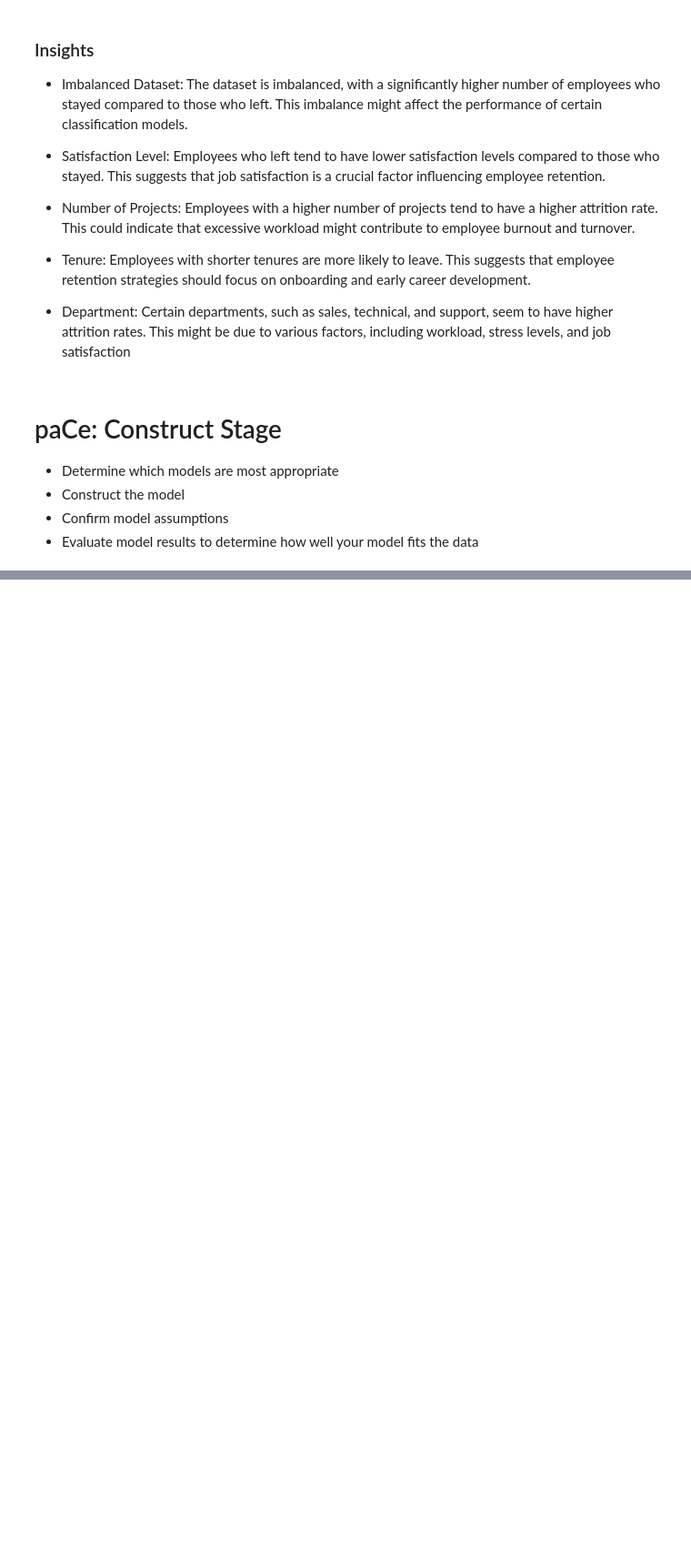
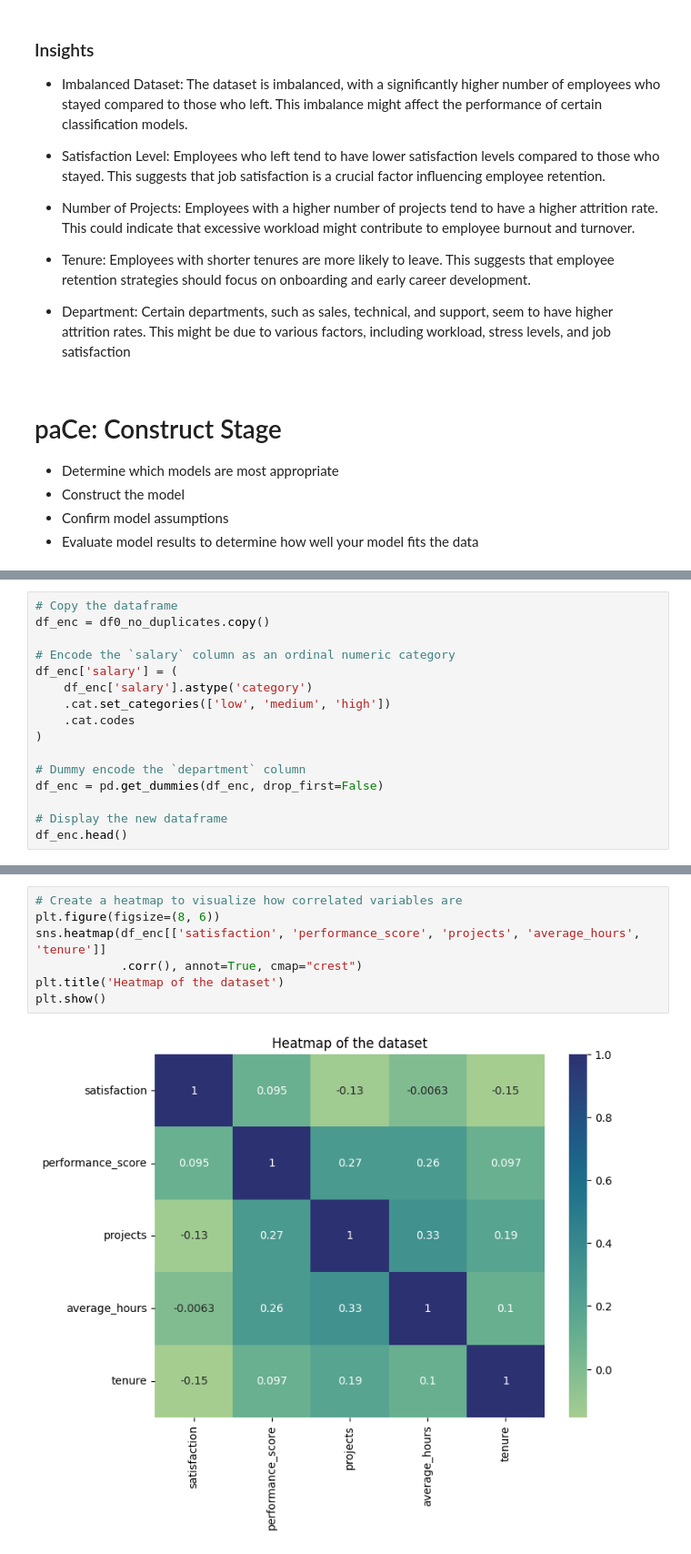
Before and after one commit to ajeronimoguerra/Case-Study-in-R---Amazon-BestBookselling-09-22, a Jupyter notebook: high-employee-turnover-rate.ipynb, the cells around one changed output, grey strips where cells are left out. Shown: that part at 91% size. Cells and saved outputs as stored; diff of their text form; blank space fills up the shorter version.

```diff
--- a/high-employee-turnover-rate.ipynb
+++ b/high-employee-turnover-rate.ipynb
@@ -470,0 +544,16 @@ plt.show()
+# %%
+# Copy the dataframe
+df_enc = df0_no_duplicates.copy()
+
+# Encode the `salary` column as an ordinal numeric category
+df_enc['salary'] = (
+    df_enc['salary'].astype('category')
+    .cat.set_categories(['low', 'medium', 'high'])
+    .cat.codes
+)
+
+# Dummy encode the `department` column
+df_enc = pd.get_dummies(df_enc, drop_first=False)
+
+# Display the new dataframe
+df_enc.head()
@@ -470,0 +567,9 @@ plt.show()
+# %%
+# Create a heatmap to visualize how correlated variables are
+plt.figure(figsize=(8, 6))
+sns.heatmap(df_enc[['satisfaction', 'performance_score', 'projects', 'average_hours', 'tenure']]
+            .corr(), annot=True, cmap="crest")
+plt.title('Heatmap of the dataset')
+plt.show()
+# %% [output]
+[figure, added]
```
Also changed, not shown: parts of 10 cells of this notebook.
